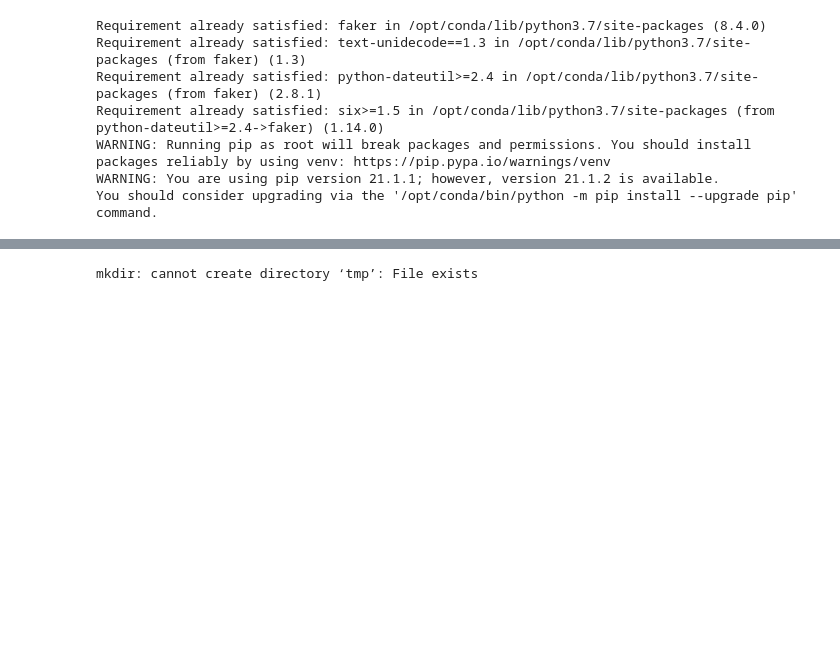
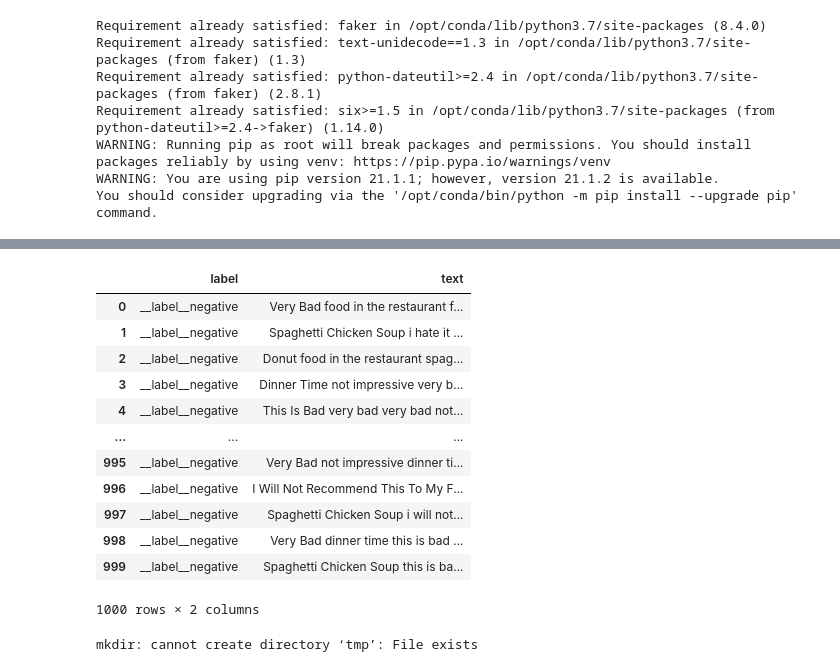
Before and after one commit to PacktPublishing/Machine-Learning-with-Amazon-SageMaker-Cookbook, a Jupyter notebook: Chapter08/01 - Generating a Synthetic Dataset for Text Classification Problems.ipynb, the cells around one changed output, grey strips where cells are left out. Cells and saved outputs as stored; diff of their text form; code cells hidden in the pictures; blank space fills up the shorter version.

```diff
--- a/Chapter08/01 - Generating a Synthetic Dataset for Text Classification Problems.ipynb
+++ b/Chapter08/01 - Generating a Synthetic Dataset for Text Classification Problems.ipynb
@@ -84,6 +140,22 @@ negative_df.insert(
     "label",
     "__label__negative"
 )
+# %%
+negative_df
+# %% [output]
+|  | label | text |
+| 0 | __label__negative | Very Bad food in the restaurant f... |
+| 1 | __label__negative | Spaghetti Chicken Soup i hate it ... |
+| 2 | __label__negative | Donut food in the restaurant spag... |
+| 3 | __label__negative | Dinner Time not impressive very b... |
+| 4 | __label__negative | This Is Bad very bad very bad not... |
+| ... | ... | ... |
+| 995 | __label__negative | Very Bad not impressive dinner ti... |
+| 996 | __label__negative | I Will Not Recommend This To My F... |
+| 997 | __label__negative | Spaghetti Chicken Soup i will not... |
+| 998 | __label__negative | Very Bad dinner time this is bad ... |
+| 999 | __label__negative | Spaghetti Chicken Soup this is ba... |
+1000 rows × 2 columns
 # %%
 all_df = pd.concat(
     [positive_df, negative_df],
```
Also changed, not shown: parts of 4 cells of this notebook, 3 other files.
